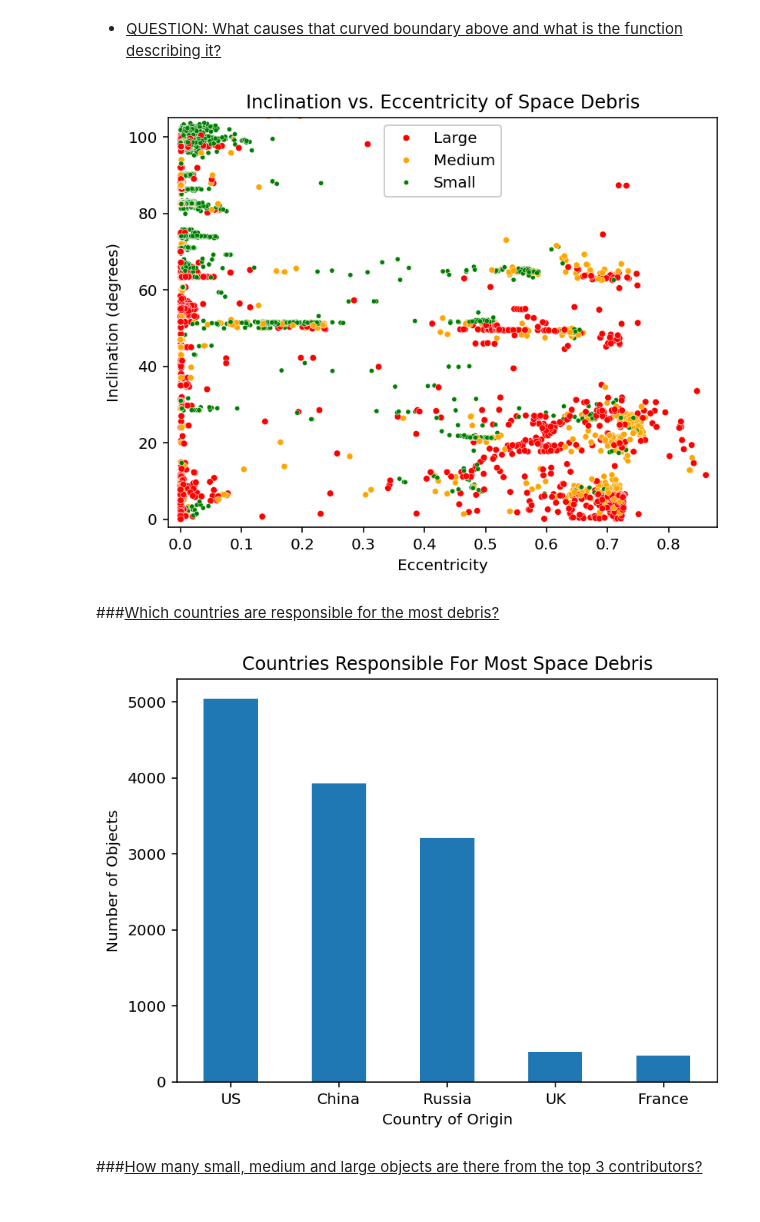
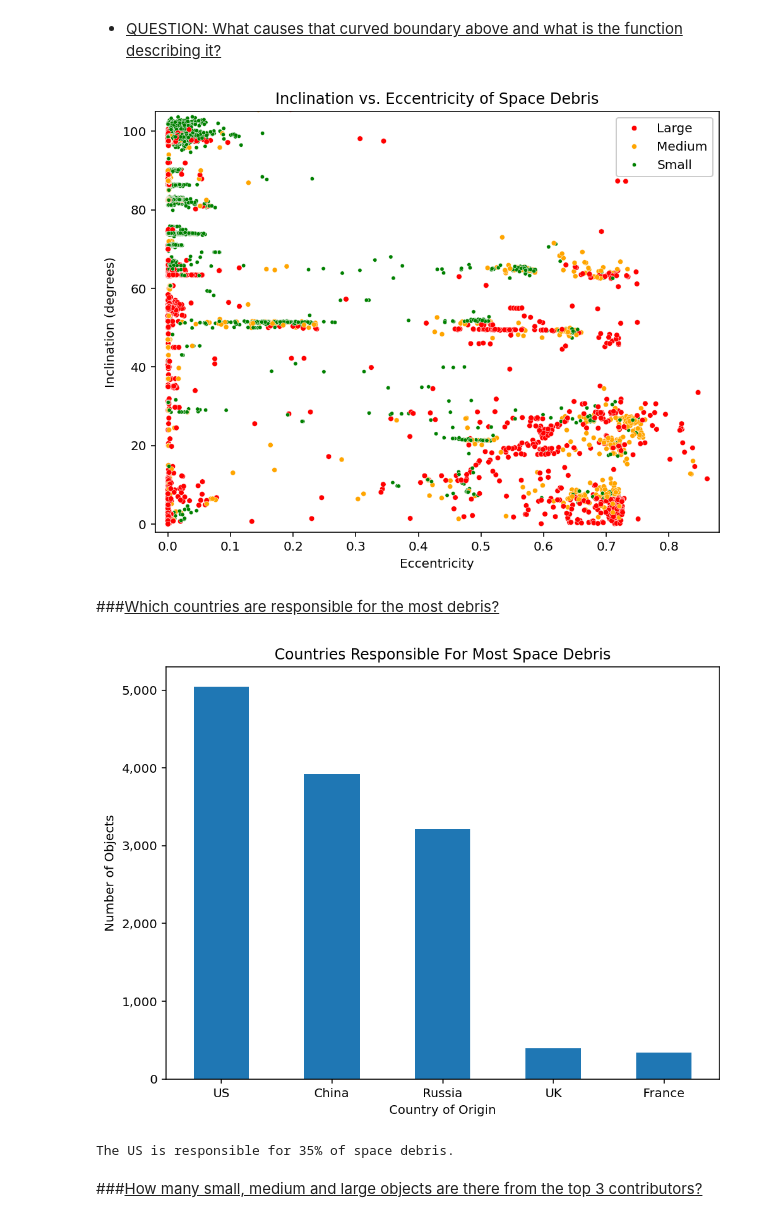
Before and after one commit to brayvid/space-debris-eda, a Jupyter notebook: space_debris_eda.ipynb, the cells around one changed output. Drawn from its saved outputs; the diff is of its cells as text; code cells hidden in the pictures.

```diff
--- a/space_debris_eda.ipynb
+++ b/space_debris_eda.ipynb
@@ -109,6 +109,8 @@ df['RCS_SIZE'].unique()
 array(['Medium', 'Small', 'Large', nan], dtype=object)
 # %%
 df['PERIOD_HOURS'] = df['PERIOD'] / 60 # Create new period column measured in hours
+# %%
+df['ALTITUDE_MI'] = (df['SEMIMAJOR_AXIS'] - 6371) * 0.6213 # Create new column with altitude above Earth surface (Earth radius = 6371km)
 # %% [markdown]
 ###<u>Description of dataset</u>
 # %% [markdown]
@@ -199,7 +224,8 @@ plt.show()
 # %% [markdown]
 * <u>QUESTION: What causes that curved boundary above and what is the function describing it?</u>
 # %%
-sns.scatterplot(x=df['ECCENTRICITY'], y=df['INCLINATION'],s=10, size=df['RCS_SIZE'], size_order=['Large', 'Medium', 'Small'], sizes=[18,16,10], hue=df['RCS_SIZE'], palette={'Small': 'green', 'Medium':'orange', 'Large': 'red'}, hue_order=['Large', 'Medium', 'Small'])
+fig, ax = plt.subplots(figsize=(8, 6))
+sns.scatterplot(x=df['ECCENTRICITY'], y=df['INCLINATION'],s=10, size=df['RCS_SIZE'], size_order=sizes, sizes=[18,16,10], hue=df['RCS_SIZE'], palette=sizes_palette, hue_order=sizes)
 plt.xlabel('Eccentricity')
 plt.ylabel('Inclination (degrees)')
 plt.title('Inclination vs. Eccentricity of Space Debris')
@@ -208,20 +234,28 @@ plt.ylim((-2,105))
 plt.legend(framealpha=1)
 plt.show()
 # %% [output]
-[figure, old version]
+[figure, new version]
 # %% [markdown]
 ###<u>Which countries are responsible for the most debris?</u>
 # %%
 # Bar chart count by country
 top_counts = df['COUNTRY_CODE'].value_counts()[:5]
+
+fig, ax = plt.subplots(figsize=(8, 6))
 top_counts.plot(kind='bar')
 plt.xlabel('Country of Origin')
 plt.ylabel('Number of Objects')
 plt.title('Countries Responsible For Most Space Debris')
 plt.xticks(ticks=[0,1,2,3,4], labels=["US",'China','Russia','UK','France'],rotation=0)
+ax.yaxis.set_major_formatter(ticker.StrMethodFormatter('{x:,.0f}'))
 plt.show()
 # %% [output]
-[figure, old version]
+[figure, new version]
+# %%
+responsibility = top_counts / len(df)
+print(f'The US is responsible for {int(100 * responsibility[0])}% of space debris.')
+# %% [output]
+The US is responsible for 35% of space debris.
 # %% [markdown]
 ###<u>How many small, medium and large objects are there from the top 3 contributors?</u>
 # %%
```
Also changed, not shown: parts of 13 cells of this notebook.
